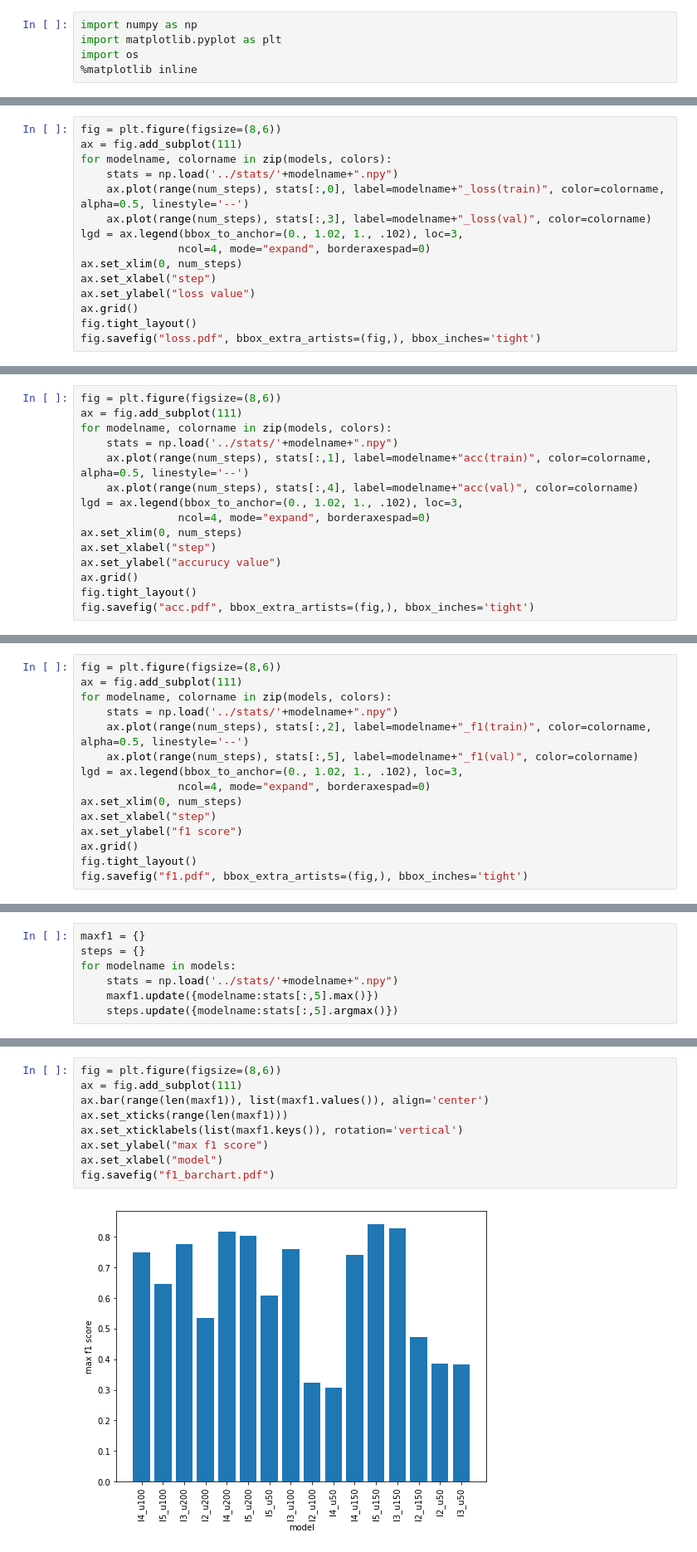
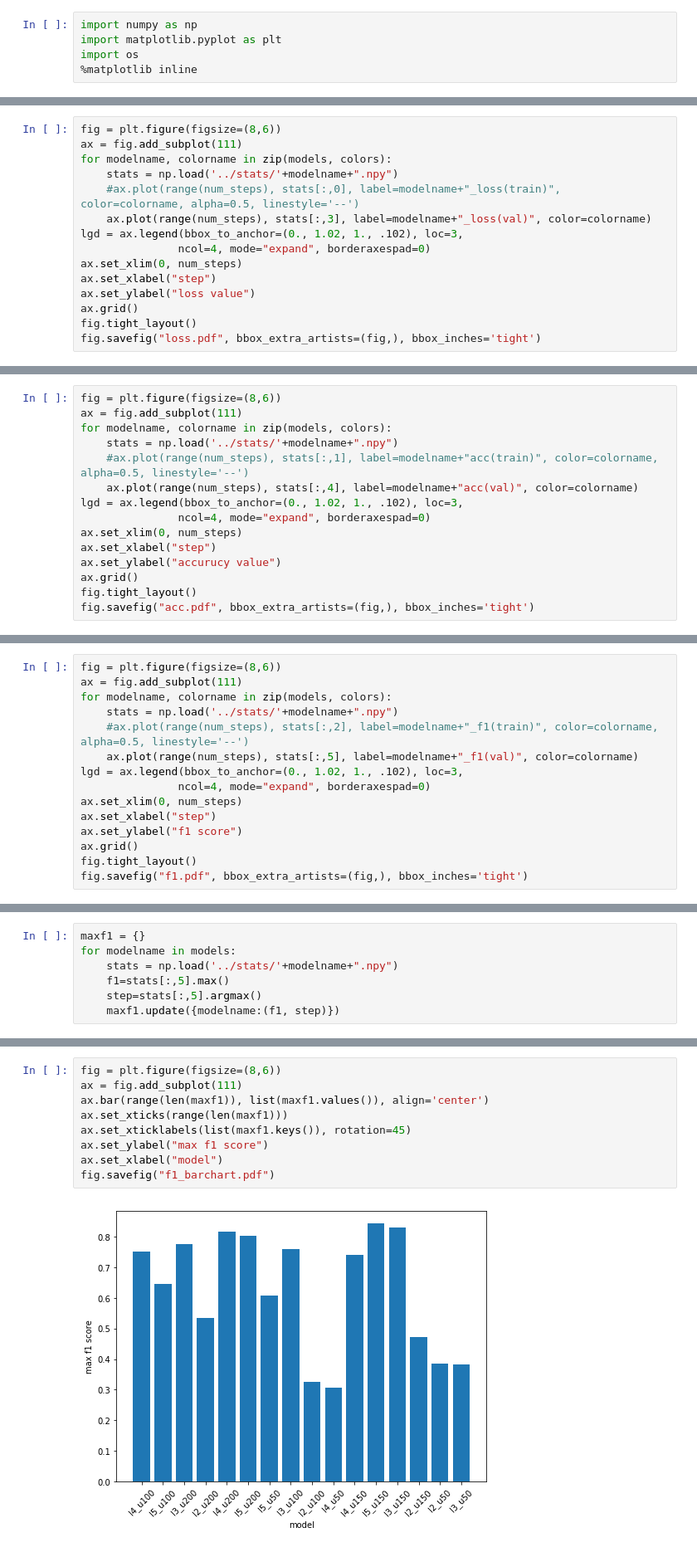
Before and after one commit to mgxnzhu/mlpproject, a Jupyter notebook: notebooks/Plot.ipynb, the cells around one changed output, grey strips where cells are left out. Shown: that part at 83% size. Saved outputs shown, nothing was run; the diff lists cells and outputs as text.

```diff
--- a/notebooks/Plot.ipynb
+++ b/notebooks/Plot.ipynb
@@ -13,7 +14,7 @@ fig = plt.figure(figsize=(8,6))
 ax = fig.add_subplot(111)
 for modelname, colorname in zip(models, colors):
     stats = np.load('../stats/'+modelname+".npy")
-    ax.plot(range(num_steps), stats[:,0], label=modelname+"_loss(train)", color=colorname, alpha=0.5, linestyle='--')
+    #ax.plot(range(num_steps), stats[:,0], label=modelname+"_loss(train)", color=colorname, alpha=0.5, linestyle='--')
     ax.plot(range(num_steps), stats[:,3], label=modelname+"_loss(val)", color=colorname)
 lgd = ax.legend(bbox_to_anchor=(0., 1.02, 1., .102), loc=3,
                ncol=4, mode="expand", borderaxespad=0)
@@ -30,7 +31,7 @@ fig = plt.figure(figsize=(8,6))
 ax = fig.add_subplot(111)
 for modelname, colorname in zip(models, colors):
     stats = np.load('../stats/'+modelname+".npy")
-    ax.plot(range(num_steps), stats[:,1], label=modelname+"acc(train)", color=colorname, alpha=0.5, linestyle='--')
+    #ax.plot(range(num_steps), stats[:,1], label=modelname+"acc(train)", color=colorname, alpha=0.5, linestyle='--')
     ax.plot(range(num_steps), stats[:,4], label=modelname+"acc(val)", color=colorname)
 lgd = ax.legend(bbox_to_anchor=(0., 1.02, 1., .102), loc=3,
                ncol=4, mode="expand", borderaxespad=0)
@@ -47,7 +48,7 @@ fig = plt.figure(figsize=(8,6))
 ax = fig.add_subplot(111)
 for modelname, colorname in zip(models, colors):
     stats = np.load('../stats/'+modelname+".npy")
-    ax.plot(range(num_steps), stats[:,2], label=modelname+"_f1(train)", color=colorname, alpha=0.5, linestyle='--')
+    #ax.plot(range(num_steps), stats[:,2], label=modelname+"_f1(train)", color=colorname, alpha=0.5, linestyle='--')
     ax.plot(range(num_steps), stats[:,5], label=modelname+"_f1(val)", color=colorname)
 lgd = ax.legend(bbox_to_anchor=(0., 1.02, 1., .102), loc=3,
                ncol=4, mode="expand", borderaxespad=0)
@@ -62,7 +63,7 @@ fig.savefig("f1.pdf", bbox_extra_artists=(fig,), bbox_inches='tight')
 # %%
 maxf1 = {}
-steps = {}
 for modelname in models:
     stats = np.load('../stats/'+modelname+".npy")
-    maxf1.update({modelname:stats[:,5].max()})
-    steps.update({modelname:stats[:,5].argmax()})
+    f1=stats[:,5].max()
+    step=stats[:,5].argmax()
+    maxf1.update({modelname:(f1, step)})
@@ -69,11 +89,11 @@ for modelname in models:
 # %%
 fig = plt.figure(figsize=(8,6))
 ax = fig.add_subplot(111)
 ax.bar(range(len(maxf1)), list(maxf1.values()), align='center')
 ax.set_xticks(range(len(maxf1)))
-ax.set_xticklabels(list(maxf1.keys()), rotation='vertical')
+ax.set_xticklabels(list(maxf1.keys()), rotation=45)
 ax.set_ylabel("max f1 score")
 ax.set_xlabel("model")
 fig.savefig("f1_barchart.pdf")
 # %% [output]
-[figure, old version]
+[figure, new version]
```
Also changed, not shown: parts of 6 cells of this notebook, 9 other files.
